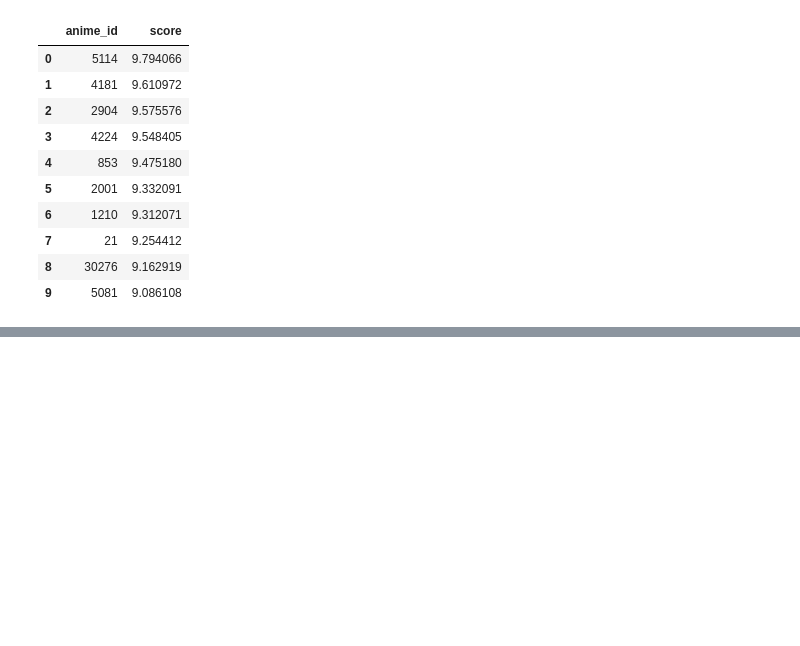
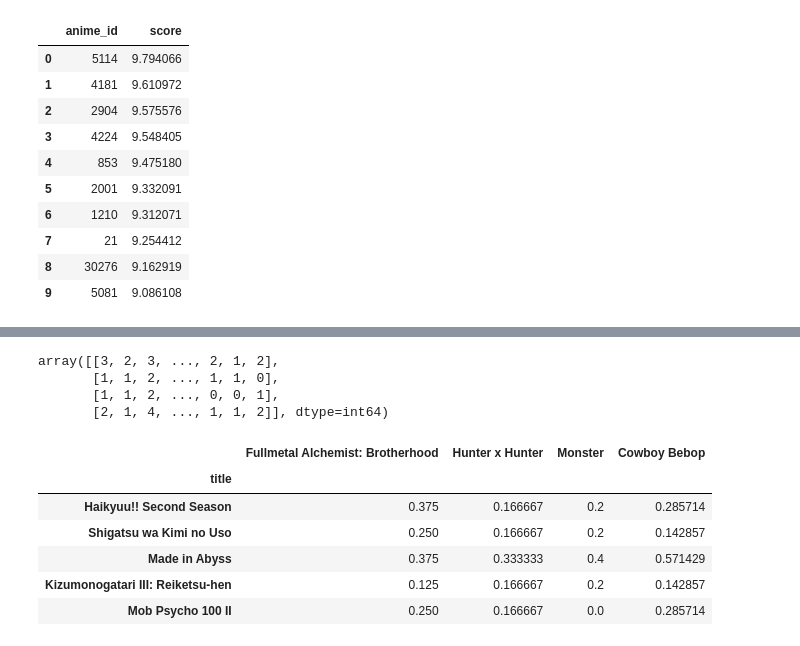
Before and after one commit to emileDesmaili/reco_system, a Jupyter notebook: EDA.ipynb, the cells around one changed output, grey strips where cells are left out. Drawn from its saved outputs; the diff is of its cells as text; code cells hidden in the pictures; blank space fills up the shorter version.

```diff
--- a/EDA.ipynb
+++ b/EDA.ipynb
@@ -332,0 +369,27 @@ df
+# %%
+vectorizer = CountVectorizer()
+X = vectorizer.fit_transform(animes['genre_list'])
+Xc = (X[idx,:]* X.T).toarray()
+#Xc_norm = Xc * (1./int(Xc[:,idx]))
+#g = sp.diags(1./Xc.T.diagonal())
+#Xc_norm = g * Xc # normalized co-occurence matrix
+Xc
+# %% [output]
+array([[3, 2, 3, ..., 2, 1, 2],
+       [1, 1, 2, ..., 1, 1, 0],
+       [1, 1, 2, ..., 0, 0, 1],
+       [2, 1, 4, ..., 1, 1, 2]], dtype=int64)
+# %%
+df = pd.DataFrame(Xc.T, index=animes['title'],columns=anime)
+mask = df.index.isin(anime)
+df_masked = df[~mask]
+df_norm = df_masked / df_masked.max()
+df_norm.head()
+# %% [output]
+|  | Fullmetal Alchemist: Brotherhood | Hunter x Hunter | Monster | Cowboy Bebop |
+| title |  |  |  |  |
+| Haikyuu!! Second Season | 0.375 | 0.166667 | 0.2 | 0.285714 |
+| Shigatsu wa Kimi no Uso | 0.250 | 0.166667 | 0.2 | 0.142857 |
+| Made in Abyss | 0.375 | 0.333333 | 0.4 | 0.571429 |
+| Kizumonogatari III: Reiketsu-hen | 0.125 | 0.166667 | 0.2 | 0.142857 |
+| Mob Psycho 100 II | 0.250 | 0.166667 | 0.0 | 0.285714 |
```
Also changed, not shown: parts of 15 cells of this notebook, 4 other files.
